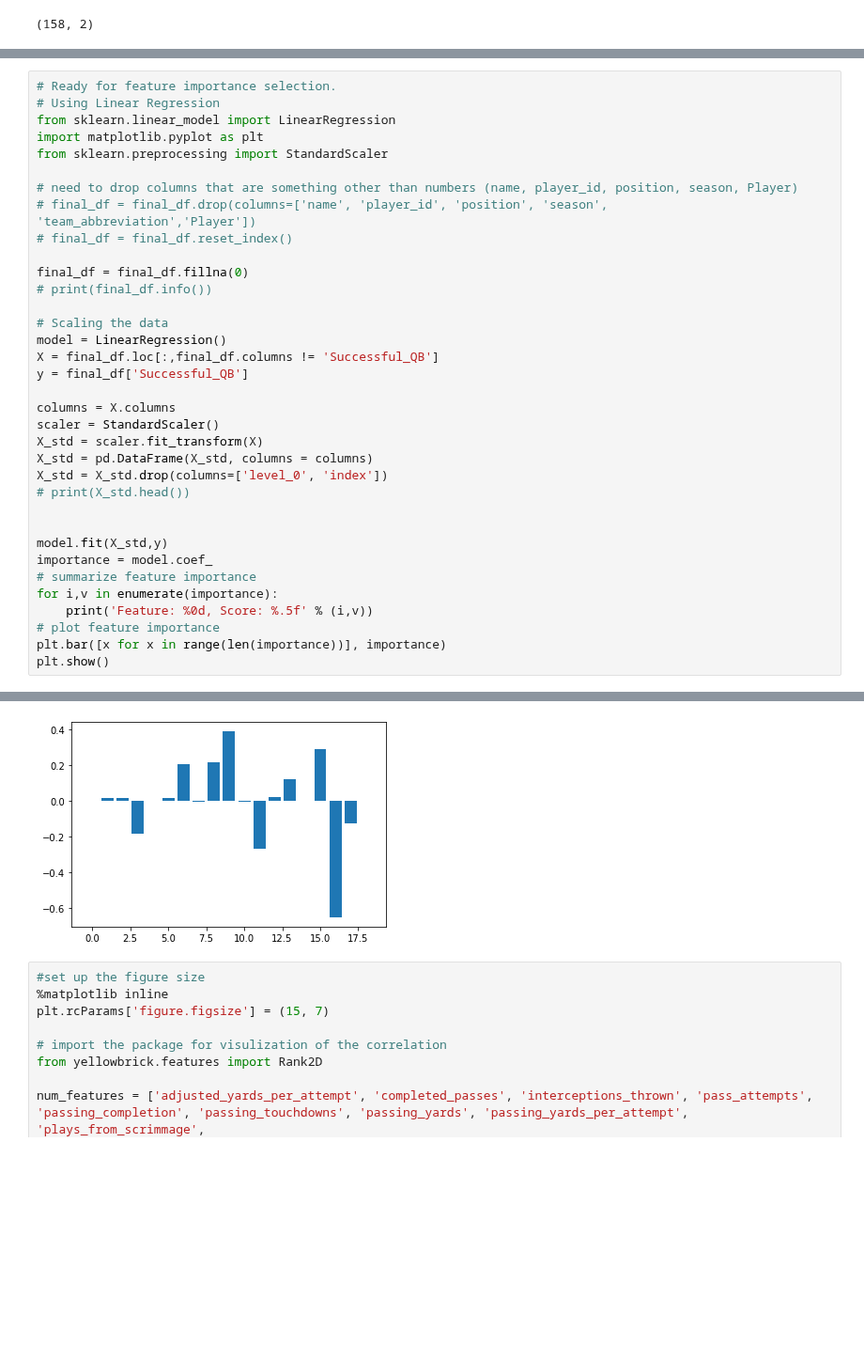
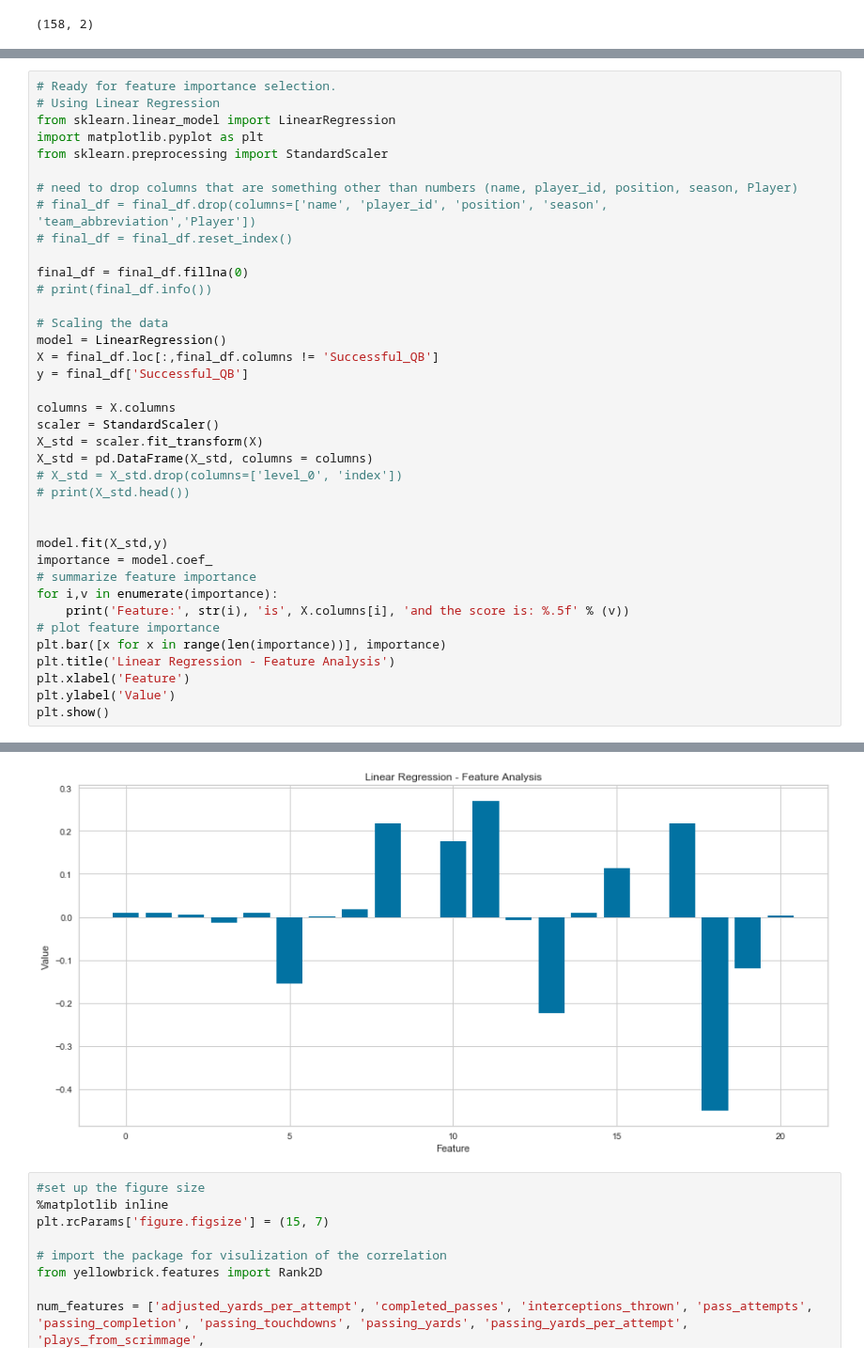
Before and after one commit to ramsey-king/DSC-630-Predictive-Analytics, a Jupyter notebook: Final Project/King_Ramsey_Term_Project_DSC_630_from_csv_files.ipynb, the cells around one changed output, grey strips where cells are left out. Shown at 94% size. Saved outputs shown, nothing was run; the diff lists cells and outputs as text; blank space fills up the shorter version.

```diff
--- a/Final Project/King_Ramsey_Term_Project_DSC_630_from_csv_files.ipynb
+++ b/Final Project/King_Ramsey_Term_Project_DSC_630_from_csv_files.ipynb
@@ -162,7 +162,7 @@ columns = X.columns
 scaler = StandardScaler()
 X_std = scaler.fit_transform(X)
 X_std = pd.DataFrame(X_std, columns = columns)
-X_std = X_std.drop(columns=['level_0', 'index'])
+# X_std = X_std.drop(columns=['level_0', 'index'])
 # print(X_std.head())
 
 
@@ -170,8 +170,11 @@ model.fit(X_std,y)
 importance = model.coef_
 # summarize feature importance
 for i,v in enumerate(importance):
-	print('Feature: %0d, Score: %.5f' % (i,v))
+	print('Feature:', str(i), 'is', X.columns[i], 'and the score is: %.5f' % (v))
 # plot feature importance
 plt.bar([x for x in range(len(importance))], importance)
+plt.title('Linear Regression - Feature Analysis')
+plt.xlabel('Feature')
+plt.ylabel('Value')
 plt.show()
 # %% [output]
@@ -197,4 +198,4 @@ Feature: 18, Score: 0.00335
-[figure, old version]
+[figure, new version]
 # %%
 #set up the figure size
 %matplotlib inline
```
Also changed, not shown: parts of 16 cells of this notebook, 13 other files.
